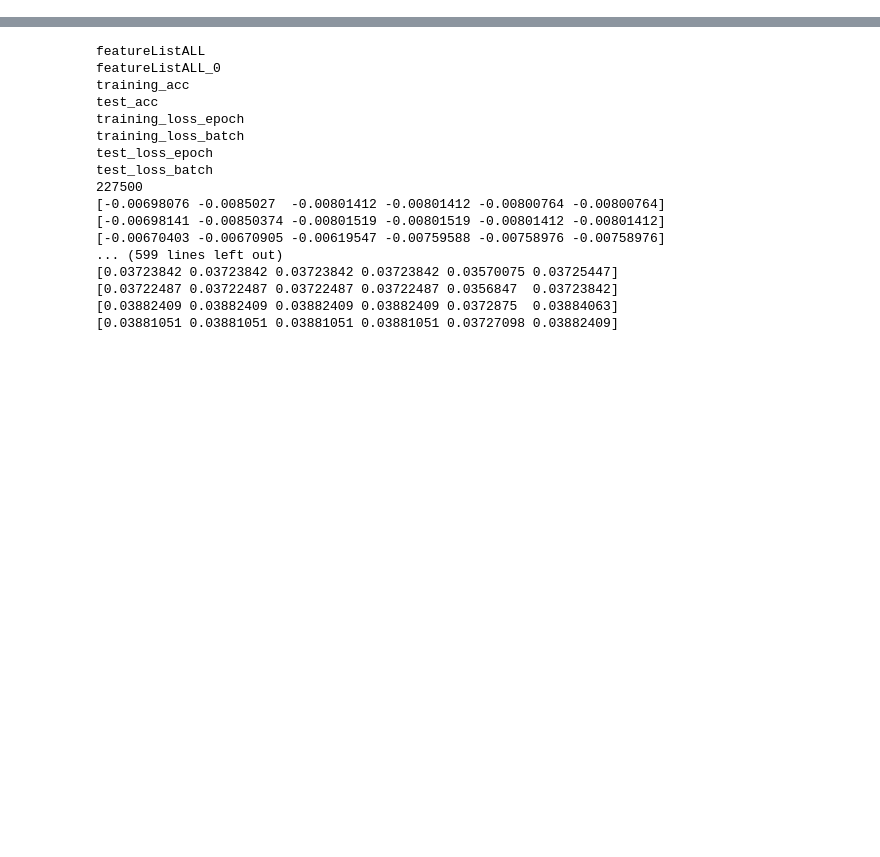
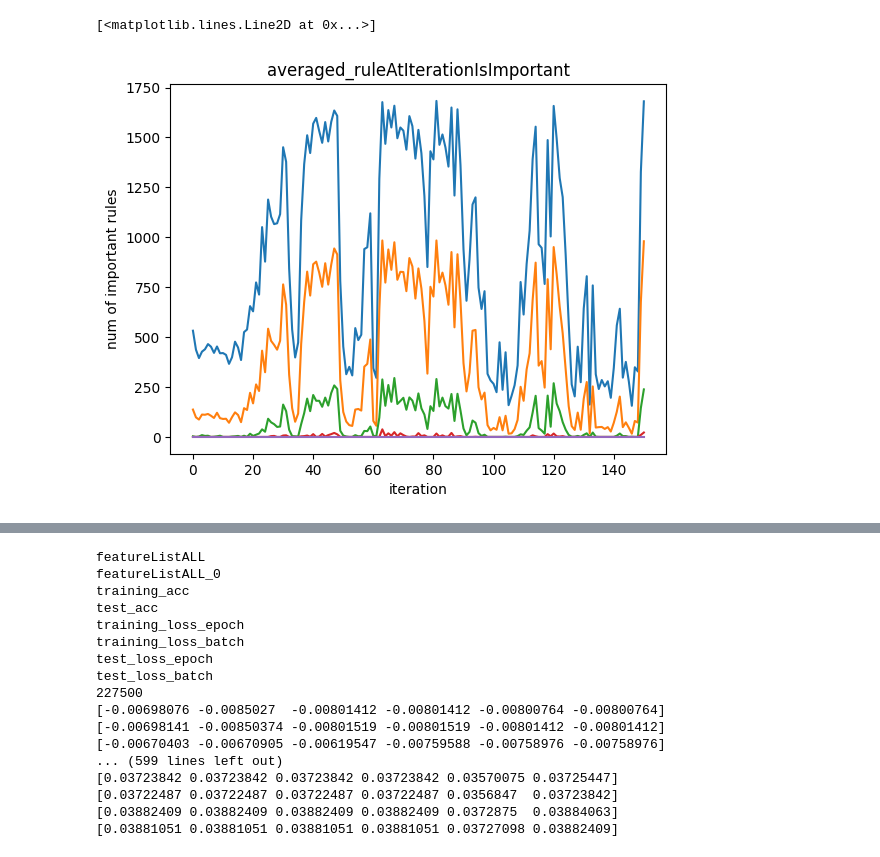
Before and after one commit to VellaRo/Bachelor, a Jupyter notebook: dataDiscovery.ipynb, the cells around one changed output, grey strips where cells are left out. Saved outputs shown, nothing was run; the diff lists cells and outputs as text; code cells hidden in the pictures; blank space fills up the shorter version.

```diff
--- a/dataDiscovery.ipynb
+++ b/dataDiscovery.ipynb
@@ -9,9 +9,11 @@
 # %%
 import numpy as np
 
-trainingResults = np.load#("./WorkingResults/Trainingresults/data.npz")
-rulesResults = np.load("./WorkingResults/rulesResults/discriminative_rules/_2023-07-21_10:45:16.npz")
+rulesResults = np.load("./WorkingResults/_2023-08-01_223203.npz", allow_pickle=True)
+trainResults = np.load("./WorkingResults/data.npz", allow_pickle=True)
 
-for i in trainingResults:
-    print(i)
-print("----")
+# = np.load("./WorkingResults/rulesResults/discriminative_rules/_2023-07-21_10:45:16.npz")
+
+#for i in trainingResults:
+#    print(i)
+#print("----")
@@ -19,0 +144,38 @@ SyntaxError: (unicode error) 'unicodeescape' codec can't decode bytes in positio
+# %%
+averaged_ruleAtIterationIsImportant_List_3 = []
+averaged_ruleAtIterationIsImportant_List_5 = []
+averaged_ruleAtIterationIsImportant_List_10 = []
+averaged_ruleAtIterationIsImportant_List_20 = []
+averaged_ruleAtIterationIsImportant_List_50 = []
+
+for i in range(len(ruleAtIterationIsImportant_List_3)):
+    #print(i)
+    averaged_ruleAtIterationIsImportant_List_3.append(ruleAtIterationIsImportant_List_3[i].count(1))
+    averaged_ruleAtIterationIsImportant_List_5.append(ruleAtIterationIsImportant_List_5[i].count(1))
+    averaged_ruleAtIterationIsImportant_List_10.append(ruleAtIterationIsImportant_List_10[i].count(1))
+    averaged_ruleAtIterationIsImportant_List_20.append(ruleAtIterationIsImportant_List_20[i].count(1))
+    averaged_ruleAtIterationIsImportant_List_50.append(ruleAtIterationIsImportant_List_50[i].count(1))
+
+
+
+
+#print(max(averaged_ruleAtIterationIsImportant_List))
+#print(min(averaged_ruleAtIterationIsImportant_List))
+
+import matplotlib.pyplot as plt
+
+figAcc, axsAcc = plt.subplots(nrows=1, ncols=1)
+
+    #data = utils.loadData(dataPath+ "data.npz")
+
+axsAcc.set_title("averaged_ruleAtIterationIsImportant")
+axsAcc.set_xlabel("iteration")
+axsAcc.set_ylabel("num of important rules")
+axsAcc.plot(averaged_ruleAtIterationIsImportant_List_3, label='consequent apperance: 3')
+axsAcc.plot(averaged_ruleAtIterationIsImportant_List_5, label='consequent apperance: 5')
+axsAcc.plot(averaged_ruleAtIterationIsImportant_List_10, label='consequent apperance: 10')
+axsAcc.plot(averaged_ruleAtIterationIsImportant_List_20, label='consequent apperance: 20')
+axsAcc.plot(averaged_ruleAtIterationIsImportant_List_50, label='consequent apperance: 50')
+# %% [output]
+[<matplotlib.lines.Line2D at 0x...>]
+[figure, added]
```
Also changed, not shown: parts of 8 cells of this notebook, 3 other files.
